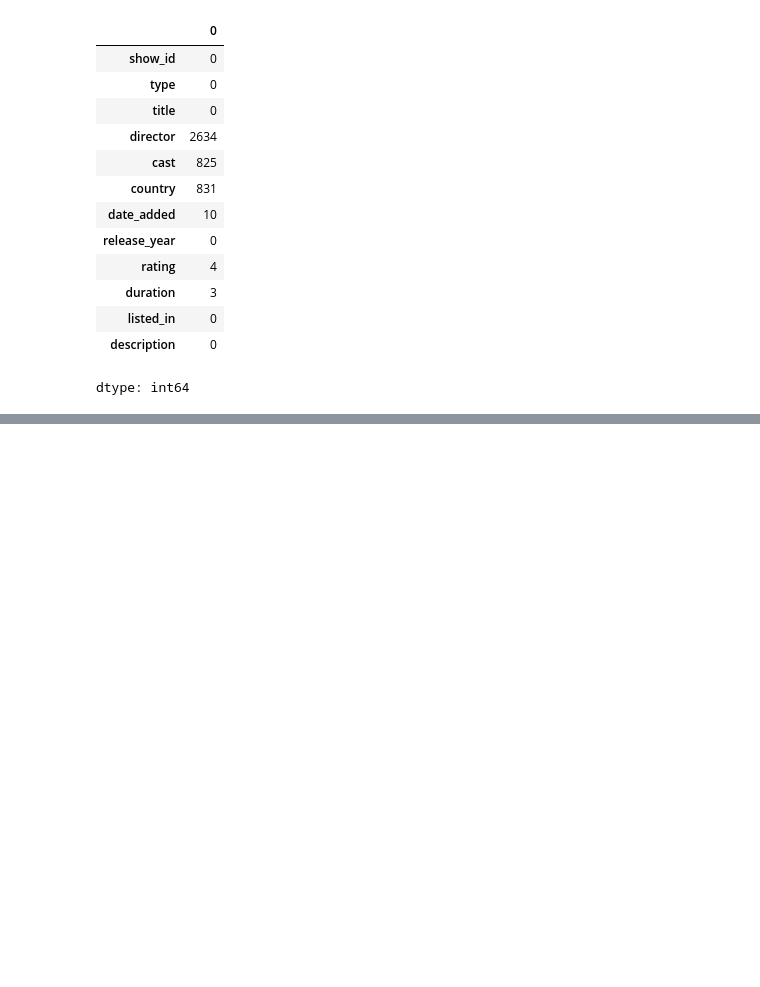
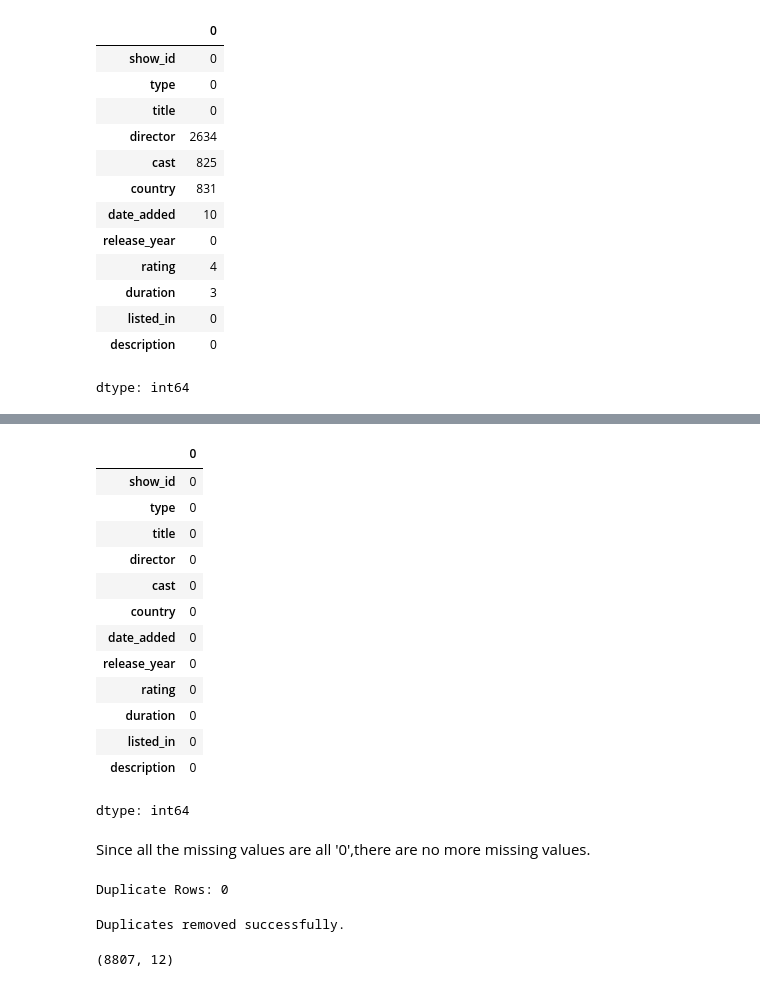
Before and after one commit to akshara-git17/synent-task3-netflixeda-akshara_dave, a Jupyter notebook: Task3_Netflix_EDA.ipynb, the cells around one changed output, grey strips where cells are left out. Cells and saved outputs as stored; diff of their text form; code cells hidden in the pictures; blank space fills up the shorter version.

Commit message:
Completed data cleaning phase

```diff
--- a/Task3_Netflix_EDA.ipynb
+++ b/Task3_Netflix_EDA.ipynb
@@ -112,0 +117,53 @@ dtype: int64
+# %%
+# Filling missing text values
+
+df["director"] = df["director"].fillna("Unknown")
+
+df["cast"] = df["cast"].fillna("Not Available")
+
+df["country"] = df["country"].fillna("Unknown")
+
+df["rating"] = df["rating"].fillna("Not Rated")
+
+df["date_added"] = df["date_added"].fillna("Unknown")
+
+df["duration"] = df["duration"].fillna("Unknown")
+# %%
+#verifying missing values
+df.isnull().sum()
+# %% [output]
+|  | 0 |
+| show_id | 0 |
+| type | 0 |
+| title | 0 |
+| director | 0 |
+| cast | 0 |
+| country | 0 |
+| date_added | 0 |
+| release_year | 0 |
+| rating | 0 |
+| duration | 0 |
+| listed_in | 0 |
+| description | 0 |
+dtype: int64
+# %% [markdown]
+Since all the missing values are all '0',there are no more missing values.
+# %%
+#checking duplicate records
+duplicates = df.duplicated().sum()
+
+print("Duplicate Rows:", duplicates)
+# %% [output]
+Duplicate Rows: 0
+# %%
+#Removing duplicates (if any)
+df.drop_duplicates(inplace=True)
+
+print("Duplicates removed successfully.")
+# %% [output]
+Duplicates removed successfully.
+# %%
+#verifying data shape (number of rows and columns)
+print(df.shape)
+# %% [output]
+(8807, 12)
```
Also changed, not shown: parts of 7 cells of this notebook.
